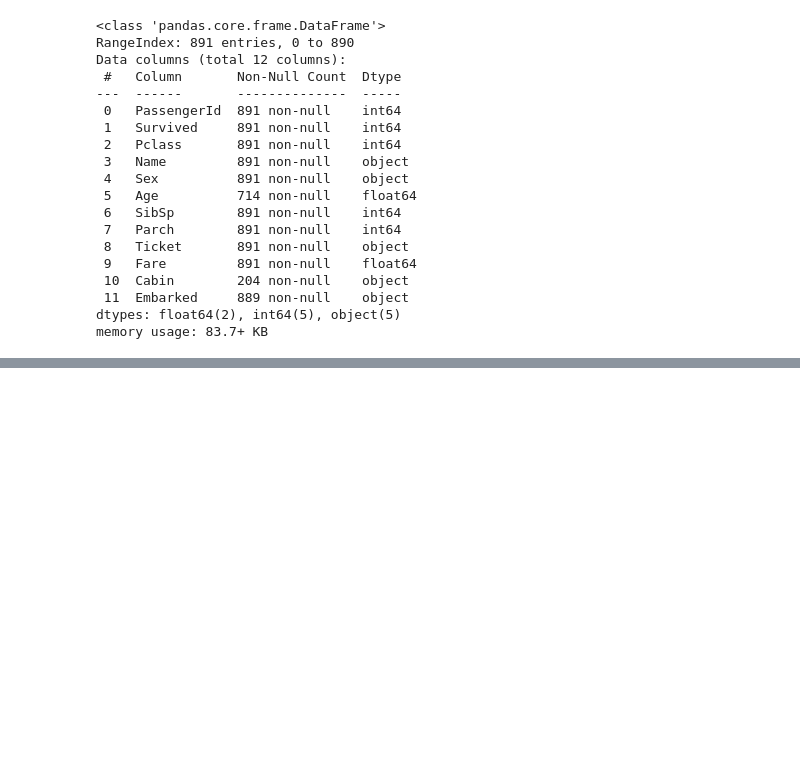
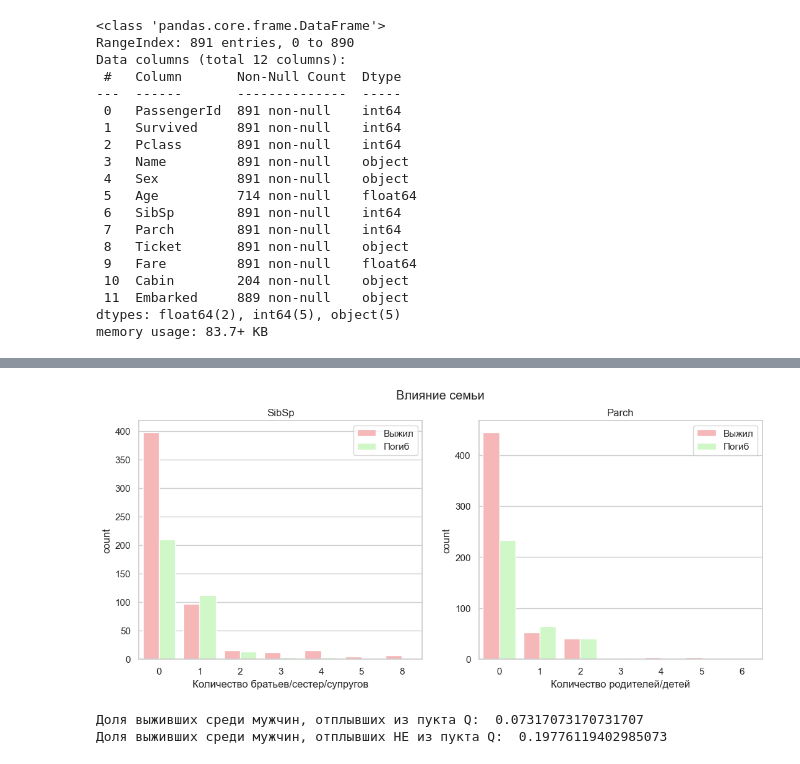
Before and after one commit to Krukrukruzhka/Titanic, a Jupyter notebook: titanicAnalytics.ipynb, the cells around one changed output, grey strips where cells are left out. Drawn from its saved outputs; the diff is of its cells as text; code cells hidden in the pictures; blank space fills up the shorter version.

```diff
--- a/titanicAnalytics.ipynb
+++ b/titanicAnalytics.ipynb
@@ -150,0 +111,25 @@ sns.barplot(data=data_plot, x=data_plot.index, y=data_plot['Survived'])
+# %%
+fig, ax = plt.subplots(1, 2, figsize=(13, 5))
+fig.suptitle('Влияние семьи')
+
+sns.countplot(data=data, x='SibSp', hue='Survived', ax=ax[0], palette=['#ffadad', '#caffbf'])
+ax[0].set_title('SibSp')
+ax[0].legend(loc='upper right', labels=['Погиб', 'Выжил'])
+ax[0].set_xlabel('Количество братьев/сестер/супругов')
+
+sns.countplot(data=data, x='Parch', hue='Survived', ax=ax[1], palette=['#ffadad', '#caffbf'])
+ax[1].set_title('Parch')
+ax[1].legend(loc='upper right', labels=['Погиб', 'Выжил'])
+ax[1].set_xlabel('Количество родителей/детей')
+
+plt.show()
+# %% [output]
+[figure, added]
+# %%
+print("Доля выживших среди мужчин, отплывших из пукта Q:  ", end='')
+print(data[(data['Embarked'] == 'Q') & (data['Sex'] == 'male')]['Survived'].mean())
+print("Доля выживших среди мужчин, отплывших НЕ из пукта Q:  ", end='')
+print(data[(data['Embarked'] != 'Q') & (data['Sex'] == 'male')]['Survived'].mean())
+# %% [output]
+Доля выживших среди мужчин, отплывших из пукта Q:  0.07317073170731707
+Доля выживших среди мужчин, отплывших НЕ из пукта Q:  0.19776119402985073
```
Also changed, not shown: parts of 71 cells of this notebook.
